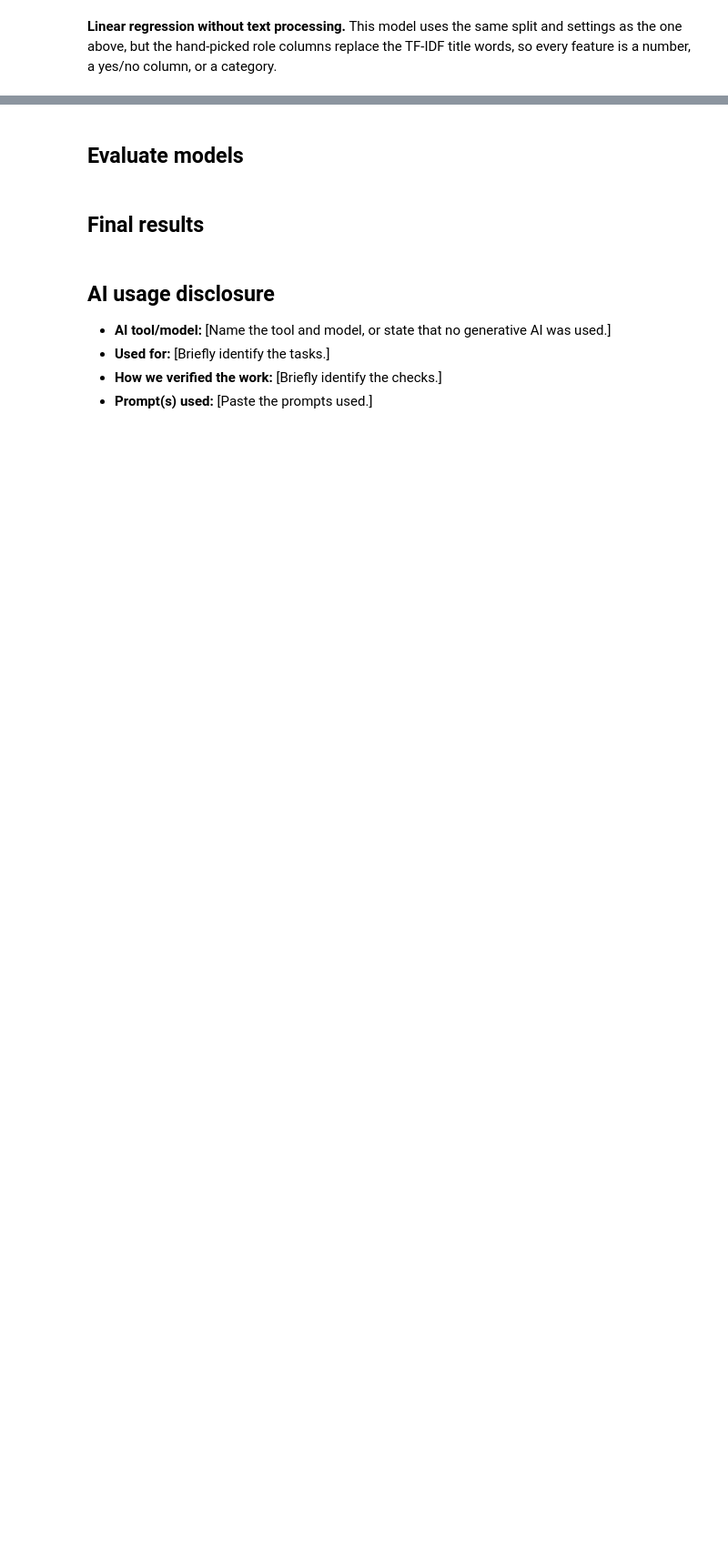
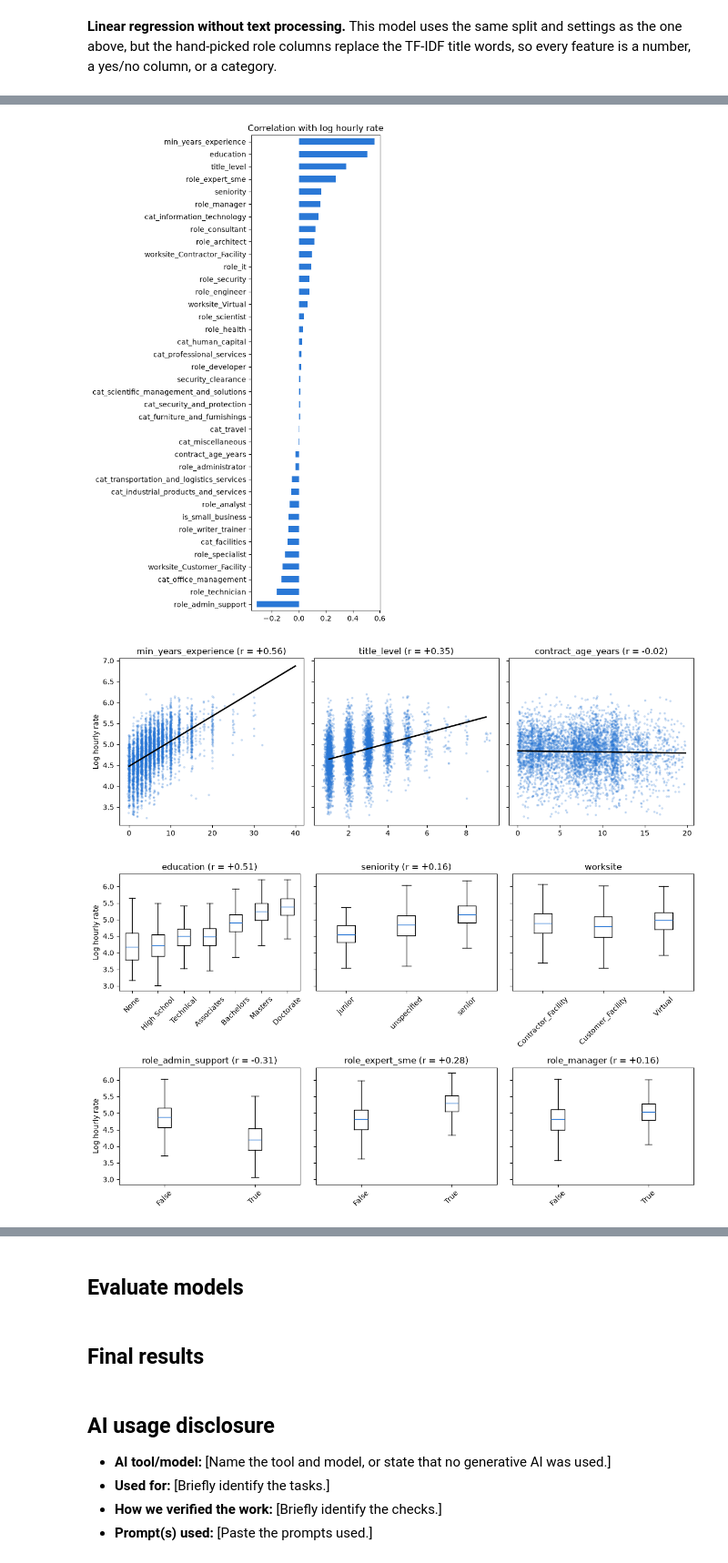
Before and after one commit to Silverdroplet/project_template, a Jupyter notebook: notebook.ipynb, the cells around one changed output, grey strips where cells are left out. Shown at 91% size. Saved outputs shown, nothing was run; the diff lists cells and outputs as text; code cells hidden in the pictures; blank space fills up the shorter version.

Commit message:
correlation analysis

```diff
--- a/notebook.ipynb
+++ b/notebook.ipynb
@@ -377,0 +380,58 @@ Baseline RMSE: 0.475, R2: -0.001
+# %%
+# Turn every feature into a number so one correlation method works for all of them.
+numbers = model_data.drop(columns="current_price").copy()
+for col in ["education", "seniority"]:
+    numbers[col] = numbers[col].cat.codes  # ordered categories keep their order
+numbers = pd.get_dummies(numbers, columns=["worksite"]).astype(float)
+
+# Pearson correlation of every feature with log price.
+corr = numbers.corr()["log_price"].drop("log_price").sort_values()
+
+# Figure 3: correlation of every feature with log price.
+corr.plot.barh(figsize=(6, 10), color=RATE_COLOR, xlabel="", title="Correlation with log hourly rate")
+plt.tight_layout()
+plt.show()
+
+# Figure 4: numeric features against log rate, with the straight line Pearson correlation measures.
+sample = numbers.sample(5000, random_state=42)
+rng = np.random.default_rng(0)
+fig, axes = plt.subplots(1, 3, figsize=(12, 4), sharey=True)
+for ax, col in zip(axes, ["min_years_experience", "title_level", "contract_age_years"]):
+    # Small random jitter so listings with the same value don't stack on one line.
+    ax.scatter(sample[col] + rng.normal(0, 0.1, len(sample)), sample["log_price"], s=5, alpha=0.2, color=RATE_COLOR)
+    data = numbers[[col, "log_price"]].dropna()
+    slope, intercept = np.polyfit(data[col], data["log_price"], 1)
+    x = np.array([data[col].min(), data[col].max()])
+    ax.plot(x, slope * x + intercept, color="black", lw=2)
+    ax.set_title(f"{col} (r = {corr[col]:+.2f})")
+axes[0].set_ylabel("Log hourly rate")
+plt.tight_layout()
+plt.show()
+
+# Figure 5: log rate by group for the categorical features.
+categorical = ["education", "seniority", "worksite", "role_admin_support", "role_expert_sme", "role_manager"]
+fig, axes = plt.subplots(2, 3, figsize=(12, 7), sharey=True)
+for ax, col in zip(axes.flat, categorical):
+    labels, values = zip(*model_data.groupby(col, observed=True)["log_price"])
+    ax.boxplot(values, tick_labels=labels, showfliers=False, medianprops={"color": RATE_COLOR})
+    # worksite was split into one column per site, so it has no single r.
+    ax.set_title(f"{col} (r = {corr[col]:+.2f})" if col in corr.index else col)
+    ax.tick_params(axis="x", labelrotation=45)
+axes[0, 0].set_ylabel("Log hourly rate")
+axes[1, 0].set_ylabel("Log hourly rate")
+plt.tight_layout()
+plt.show()
+
+# Figure 6: log rate at each title level.
+labels, values = zip(*model_data.groupby("title_level")["log_price"])
+plt.figure(figsize=(6, 4))
+plt.boxplot(values, tick_labels=[int(level) for level in labels], showfliers=False, medianprops={"color": RATE_COLOR})
+plt.title(f"title_level (r = {corr['title_level']:+.2f})")
+plt.xlabel("Title level")
+plt.ylabel("Log hourly rate")
+plt.tight_layout()
+plt.show()
+# %% [output]
+[figure, added]
+[figure, added]
+[figure, added]
```
Also changed, not shown: parts of 10 cells of this notebook.
